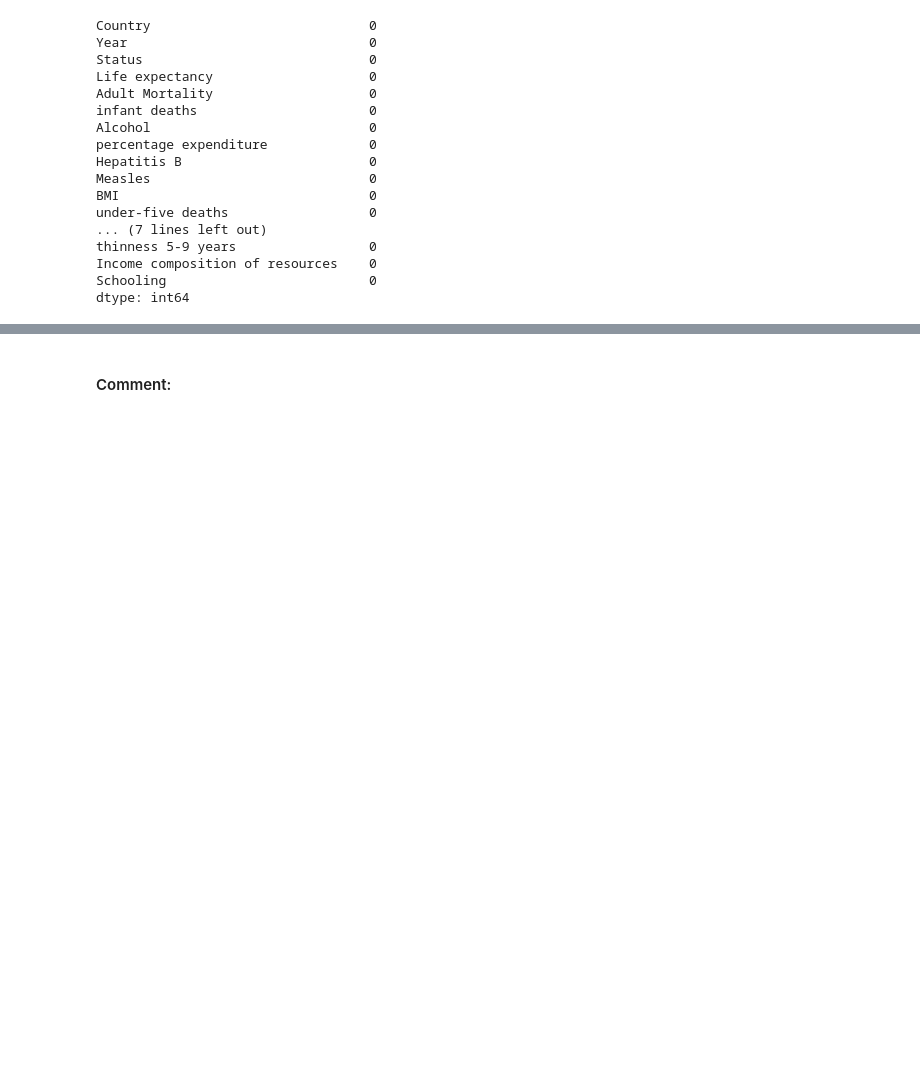
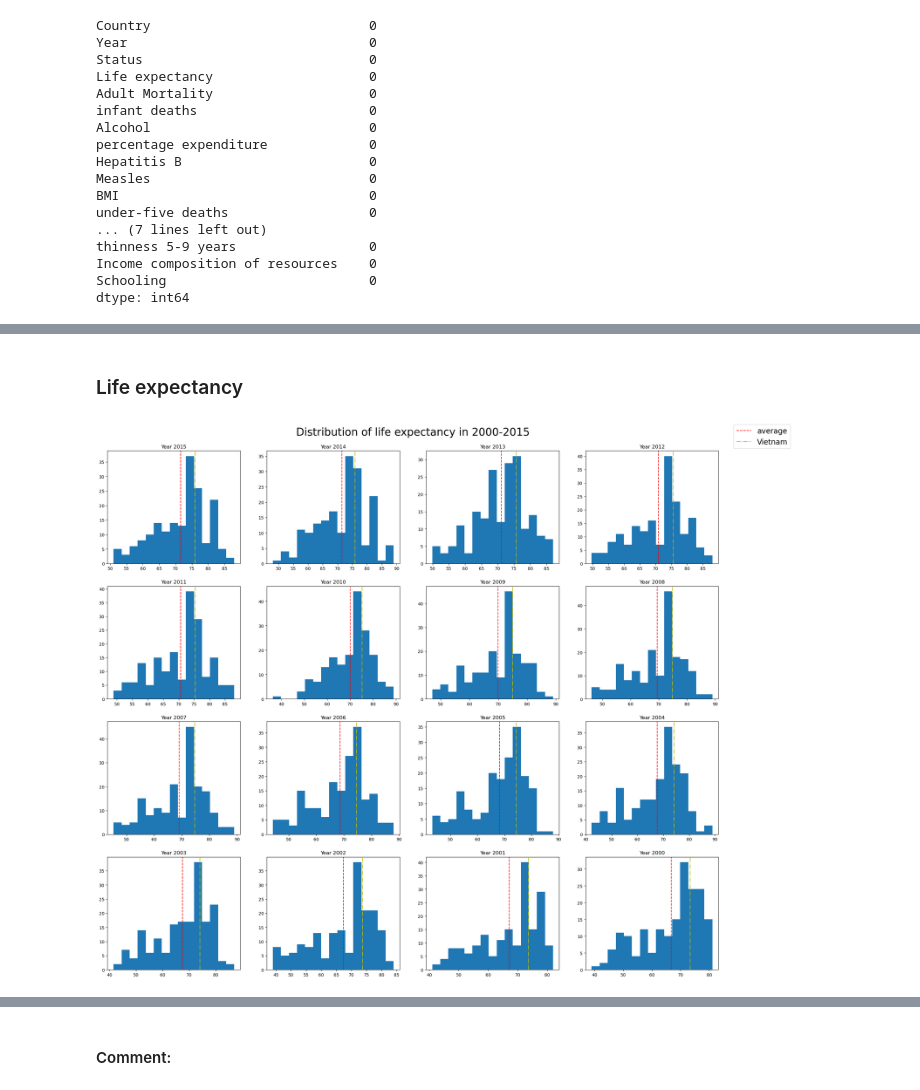
Before and after one commit to TrungTechh/DV_FinfalProject, a Jupyter notebook: main.ipynb, the cells around one changed output, grey strips where cells are left out. Saved outputs shown, nothing was run; the diff lists cells and outputs as text; code cells hidden in the pictures; blank space fills up the shorter version.

```diff
--- a/main.ipynb
+++ b/main.ipynb
@@ -254,0 +264,22 @@ KeyError: 'Life expectancy '
+# %% [markdown]
+### Life expectancy
+# %%
+fig, axes = plt.subplots(4, 4, figsize=(25, 20))
+
+years = pd.unique(df.Year)
+for i in range(len(years)):
+    LE_year = df.loc[df.Year == years[i], ['Country', 'Life expectancy']]
+    ax = axes[i // 4][i - 4*(i // 4)]
+    ax.hist(LE_year['Life expectancy'], bins=15)
+    ax.axvline(LE_year['Life expectancy'].mean(), c='r', linestyle='--', label='average')
+    ax.axvline(LE_year.loc[df.Country == 'Viet Nam', 'Life expectancy'].values[0], c='y', linestyle='-.', label='Vietnam')
+    ax.set_title(f'Year {years[i]}')
+
+fig.suptitle('Distribution of life expectancy in 2000-2015', horizontalalignment='center', verticalalignment='center', fontsize = 25)
+handles, labels = axes[0, 0].get_legend_handles_labels()
+fig.legend(handles, labels, fontsize='xx-large')
+
+plt.subplots_adjust(top=0.95, bottom=0.1, left=0.1, right=0.9, hspace=0.2)
+plt.show();
+# %% [output]
+[figure, added]
```
Also changed, not shown: parts of 50 cells of this notebook.
